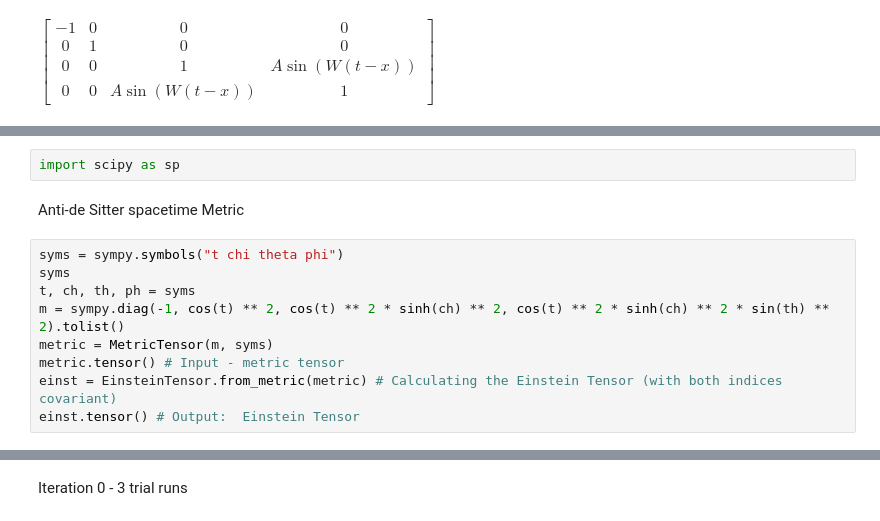
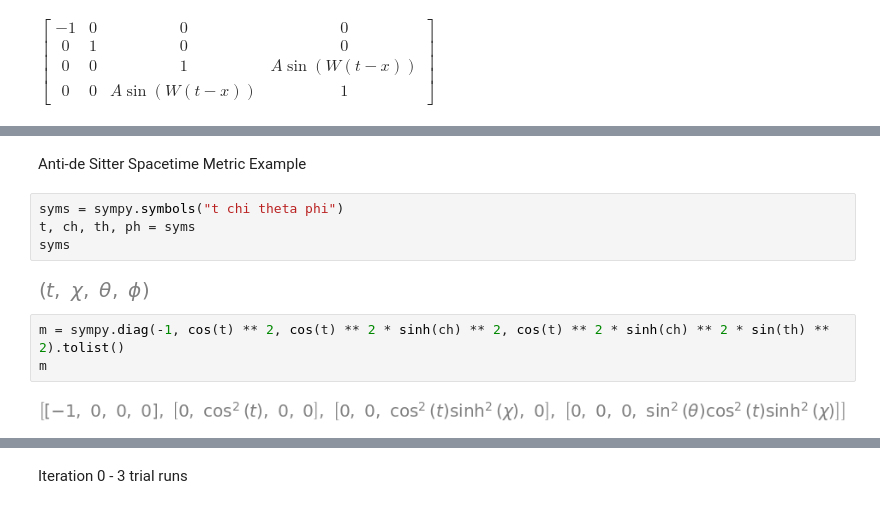
Before and after one commit to raywkhon/PyAstro, a Jupyter notebook: EinsteinPy.ipynb, the cells around one changed output, grey strips where cells are left out. Cells and saved outputs as stored; diff of their text form.

```diff
--- a/EinsteinPy.ipynb
+++ b/EinsteinPy.ipynb
@@ -29,16 +75,16 @@ einst = EinsteinTensor.from_metric(metric) # Calculating the Einstein Tensor (wi
 einst.tensor() # Output:  Einstein Tensor
 # %% [output]
 $\displaystyle \left[\begin{matrix}\frac{A^{2} W^{2} \left(- \left(A^{2} \sin^{2}{\left(W \left(t - x\right) \right)} - 1\right) \cos{\left(2 W \left(t - x\right) \right)} + \frac{\left(3 A^{2} \sin^{2}{\left(W \left(t - x\right) \right)} - 1\right) \cos^{2}{\left(W \left(t - x\right) \right)}}{2}\right)}{\left(A^{2} \sin^{2}{\left(W \left(t - x\right) \right)} - 1\right)^{2}} & \frac{A^{2} W^{2} \left(\frac{\left(- 3 A^{2} \sin^{2}{\left(W \left(t - x\right) \right)} + 1\right) \cos^{2}{\left(W \left(t - x\right) \right)}}{2} + \left(A^{2} \sin^{2}{\left(W \left(t - x\right) \right)} - 1\right) \cos{\left(2 W \left(t - x\right) \right)}\right)}{\left(A^{2} \sin^{2}{\left(W \left(t - x\right) \right)} - 1\right)^{2}} & 0 & 0\\\frac{A^{2} W^{2} \left(\frac{\left(- 3 A^{2} \sin^{2}{\left(W \left(t - x\right) \right)} + 1\right) \cos^{2}{\left(W \left(t - x\right) \right)}}{2} + \left(A^{2} \sin^{2}{\left(W \left(t - x\right) \right)} - 1\right) \cos{\left(2 W \left(t - x\right) \right)}\right)}{\left(A^{2} \sin^{2}{\left(W \left(t - x\right) \right)} - 1\right)^{2}} & \frac{A^{2} W^{2} \left(- \left(A^{2} \sin^{2}{\left(W \left(t - x\right) \right)} - 1\right) \cos{\left(2 W \left(t - x\right) \right)} + \frac{\left(3 A^{2} \sin^{2}{\left(W \left(t - x\right) \right)} - 1\right) \cos^{2}{\left(W \left(t - x\right) \right)}}{2}\right)}{\left(A^{2} \sin^{2}{\left(W \left(t - x\right) \right)} - 1\right)^{2}} & 0 & 0\\0 & 0 & 0 & 0\\0 & 0 & 0 & 0\end{matrix}\right]$
-# %%
-import scipy as sp
 # %% [markdown]
-Anti-de Sitter spacetime Metric
+Anti-de Sitter Spacetime Metric Example
-# %%
-syms = sympy.symbols("t chi theta phi")
-syms
-t, ch, th, ph = syms
-m = sympy.diag(-1, cos(t) ** 2, cos(t) ** 2 * sinh(ch) ** 2, cos(t) ** 2 * sinh(ch) ** 2 * sin(th) ** 2).tolist()
-metric = MetricTensor(m, syms)
-metric.tensor() # Input - metric tensor
-einst = EinsteinTensor.from_metric(metric) # Calculating the Einstein Tensor (with both indices covariant)
-einst.tensor() # Output:  Einstein Tensor
+# %%
+syms = sympy.symbols("t chi theta phi")
+t, ch, th, ph = syms
+syms
+# %% [output]
+[figure, added]
+# %%
+m = sympy.diag(-1, cos(t) ** 2, cos(t) ** 2 * sinh(ch) ** 2, cos(t) ** 2 * sinh(ch) ** 2 * sin(th) ** 2).tolist()
+m
+# %% [output]
+[figure, added]
```
Also changed, not shown: parts of 53 cells of this notebook, 10 other files.
